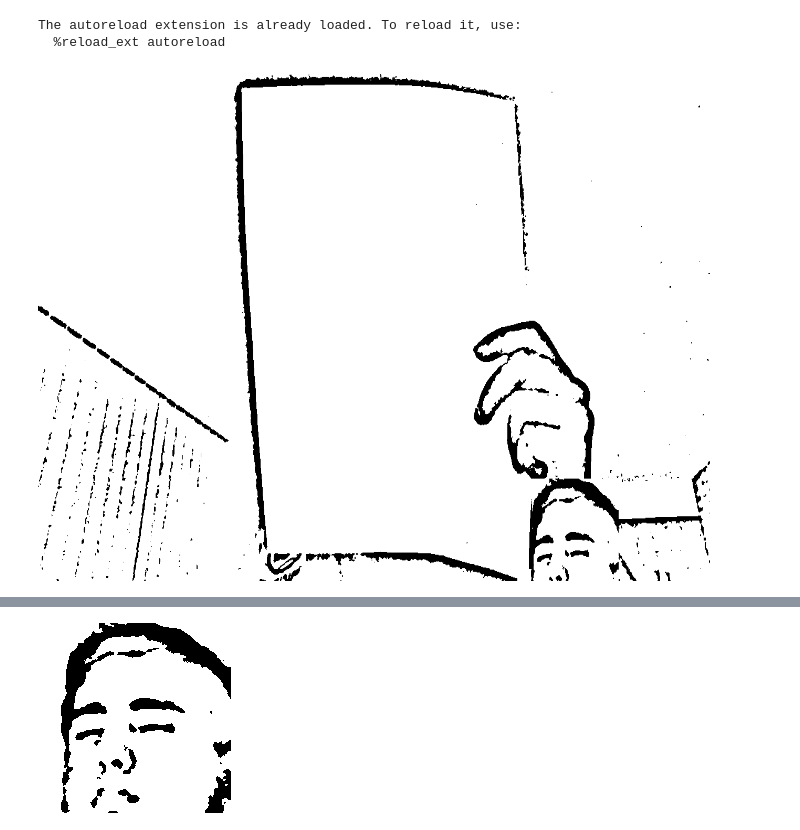
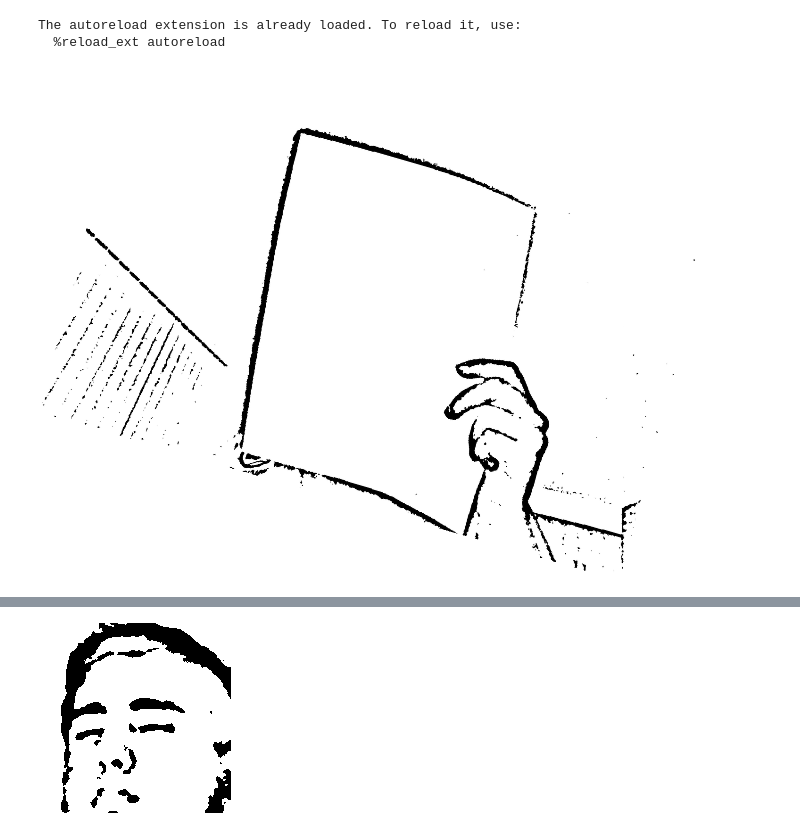
Before and after one commit to sryeturu/connect-the-dots, a Jupyter notebook: testing_notebook.ipynb, the cells around one changed output, grey strips where cells are left out. Cells and saved outputs as stored; diff of their text form; code cells hidden in the pictures.

```diff
--- a/testing_notebook.ipynb
+++ b/testing_notebook.ipynb
@@ -47,9 +47,4 @@ def place_left(blank, num, dot_coords):
-# %%
-a = get_blanks('blanks')[0]
-a.img = adaptive_thresh(a.img)
-k = np.load('background/1.npy')
-
-a.draw_on_background(k, (random.randint(0, a.img.shape[0]),random.randint(0, a.img.shape[1])))
-display(cv.resize(a.img, (672, 512)))
-# %% [output]
-[figure, removed]
+# %%
+display(cv.resize(ndimage.rotate(get_canvases('canvases')[0].img, angle=-15.43, cval=255), (672, 512)))
+# %% [output]
+[figure, added]
```
Also changed, not shown: parts of 4 cells of this notebook, 13 other files.
